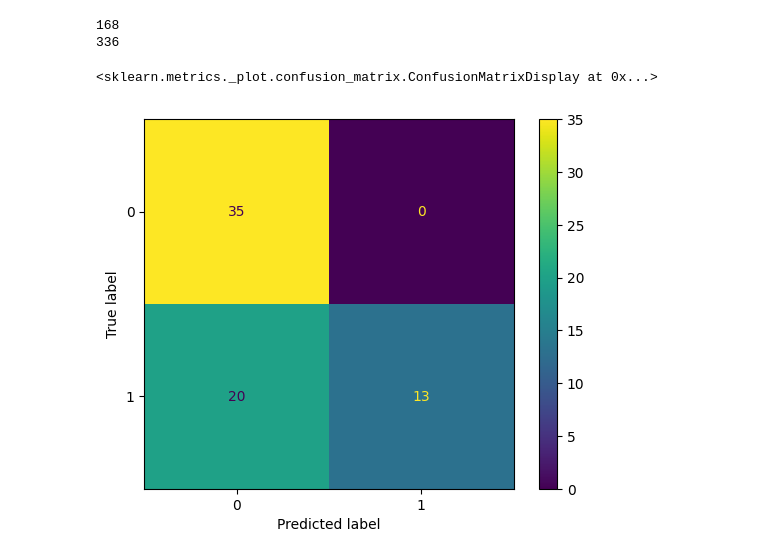
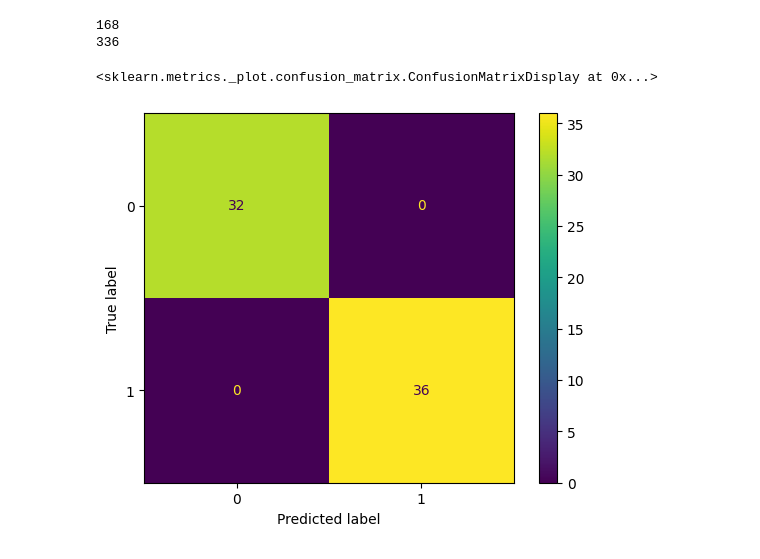
Before and after one commit to stirleng/Fire_Hazard_Evaluation, a Jupyter notebook: main.ipynb, the cells around one changed output. Saved outputs shown, nothing was run; the diff lists cells and outputs as text; code cells hidden in the pictures.

```diff
--- a/main.ipynb
+++ b/main.ipynb
@@ -101,9 +101,11 @@ for convert_col in convert_cols:
 
 #we need to convert from strings to floats before interpolating
 weather_df = weather_df[weather_df['DATE'].str[8:10] == '12']  #only take one sample at ~midday every day by dropping other rows
-important_vars = [#'HourlyDryBulbTemperature', 'HourlyPrecipitation',
-                'HourlyRelativeHumidity',
-                'HourlyWindSpeed']
+important_vars = ['HourlyDewPointTemperature', 'HourlyDryBulbTemperature', 'HourlyPrecipitation',
+                'HourlyPressureChange', 'HourlyPressureTendency', 'HourlyRelativeHumidity',
+                'HourlySeaLevelPressure', 'HourlyStationPressure', 'HourlyVisibility',
+                'HourlyWetBulbTemperature', 'HourlyWindDirection', 'HourlyWindSpeed',
+                'cloud cover percentage']
 weather_df = weather_df.drop(columns=set(convert_cols).difference(set(important_vars)))
 
 display(weather_df)
@@ -201,35 +203,35 @@ X_train = data_scaled_train.rename(columns=mapcols)
 data_scaled_test = pd.DataFrame(data_scaled_test)
 data_scaled_test.index = X_test.index
 mapcols = {}
 for idx in range(len(X_test.columns)):
     mapcols[idx] = X_test.columns[idx]
-X_train = data_scaled_test.rename(columns=mapcols)
+X_test = data_scaled_test.rename(columns=mapcols)
 
 model = LogisticRegression()
 
 
 # Train the model on the training data
 model.fit(X_train, y_train)
 
 # Make predictions on the test data (probabilities)
 y_pred = model.predict(X_test)
 
 
 # Extract the probability of belonging to class 1
 prob_class_1 = dict(zip([s[0:8] for s in weather_df_with_dates['DATE'].tolist()], y_proba[:, 0]))
 #print(prob_class_1)
 #print(np.mean(np.array(y_proba[:,0])))
 actual_fire_probs = [s[1] for s in prob_class_1.items() if s[0] in riverside_fire_dates]
 #print(np.mean(actual_fire_probs))
 conf_mat = confusion_matrix(y_pred=y_pred, y_true=y_test)
 conf_mat_display = ConfusionMatrixDisplay(conf_mat)
 conf_mat_display.plot()
 #print([prob_class_1.get(s) for s in riverside_fire_dates[30:]])
 # %% [output]
 168
 336
 <sklearn.metrics._plot.confusion_matrix.ConfusionMatrixDisplay at 0x...>
-[figure, old version]
+[figure, new version]
 # %%
 # df = pd.read_csv("mapdataall.csv")
 # months = df["incident_date_created"].str.slice(5,7)
```
Also changed, not shown: parts of 1 cell of this notebook.
